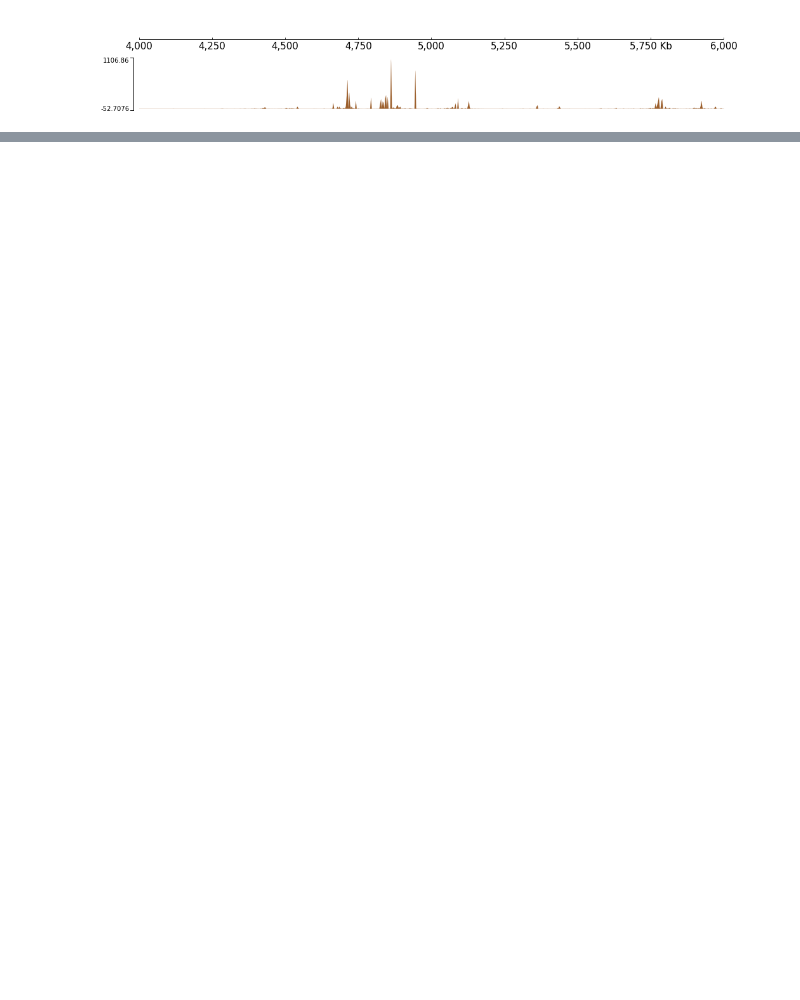
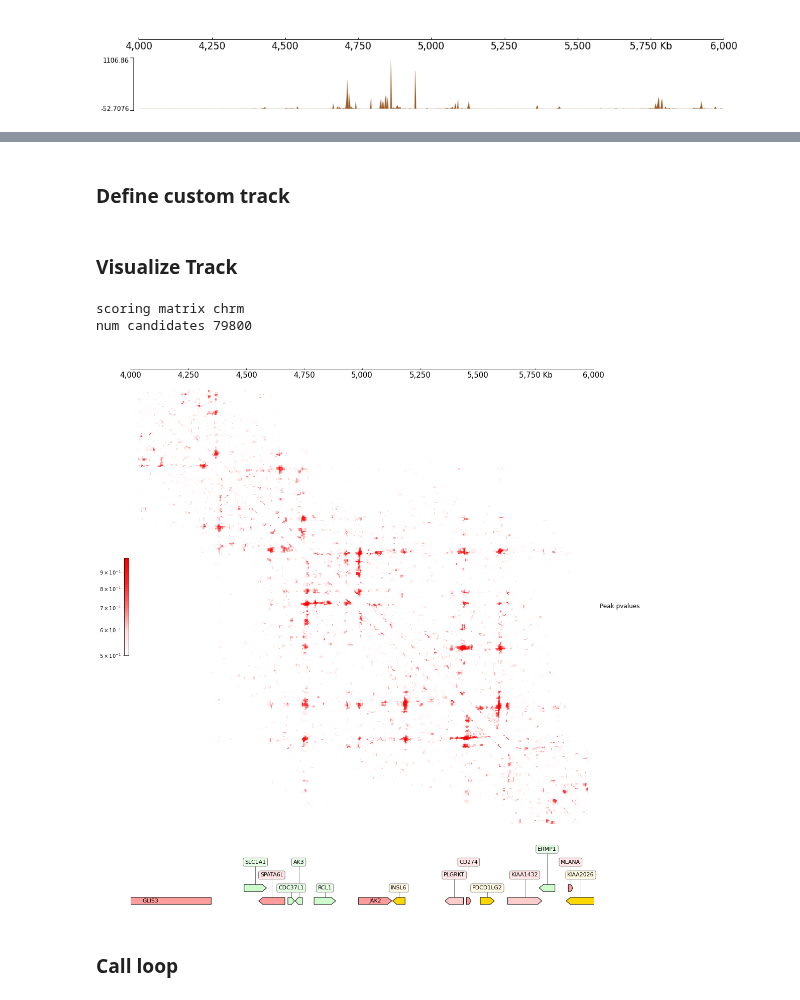
Before and after one commit to GangCaoLab/CoolBox, a Jupyter notebook: docs/custom_elements.ipynb, the cells around one changed output, grey strips where cells are left out. Cells and saved outputs as stored; diff of their text form; code cells hidden in the pictures; blank space fills up the shorter version.

Commit message:
Add Peakachu track as example in doc

```diff
--- a/docs/custom_elements.ipynb
+++ b/docs/custom_elements.ipynb
@@ -279,0 +305,45 @@ frame.plot("chr9:4000000-6000000")
+# %% [markdown]
+### Define custom track
+# %%
+import joblib
+import coolbox
+from coolbox.api import *
+from coolbox.core.track.hicmat import Cool
+
+
+model = joblib.load('../../tests/test_data/down100.ctcf.pkl')
+
+
+class Peakachu(Cool):
+    def __init__(self, *args, **kwargs):
+        super().__init__(*args, **kwargs)
+
+    def fetch_data(self, genome_range1, genome_range2=None, resolution=None):
+        from scipy.sparse import coo_matrix
+        from peakachu.scoreUtils import Chromosome
+        matrix = super().fetch_data(genome_range1, genome_range2, resolution)
+        ch = Chromosome(coo_matrix(matrix), model)
+        pval_ma, raw_ma = ch.score()
+        pval_ma += pval_ma.T
+        return pval_ma.toarray()
+# %% [markdown]
+### Visualize Track
+# %%
+DATA_DIR = "../../tests/test_data"
+TEST_RANGE = "chr9:4000000-6000000"
+RANGE_MARK = "chr9_4000000_6000000"
+
+peak = Peakachu(f"{DATA_DIR}/cool_{RANGE_MARK}.mcool", style="matrix")
+
+frame = XAxis() + \
+    peak + Title("Peak pvalues") + \
+    Spacer(0.5) + \
+    GTF(f"{DATA_DIR}/gtf_{RANGE_MARK}.gtf") + TrackHeight(5)
+
+frame.plot(TEST_RANGE)
+# %% [output]
+scoring matrix chrm
+num candidates 79800
+[figure, added]
+# %% [markdown]
+### Call loop
```
Also changed, not shown: parts of 9 cells of this notebook, 33 other files.
